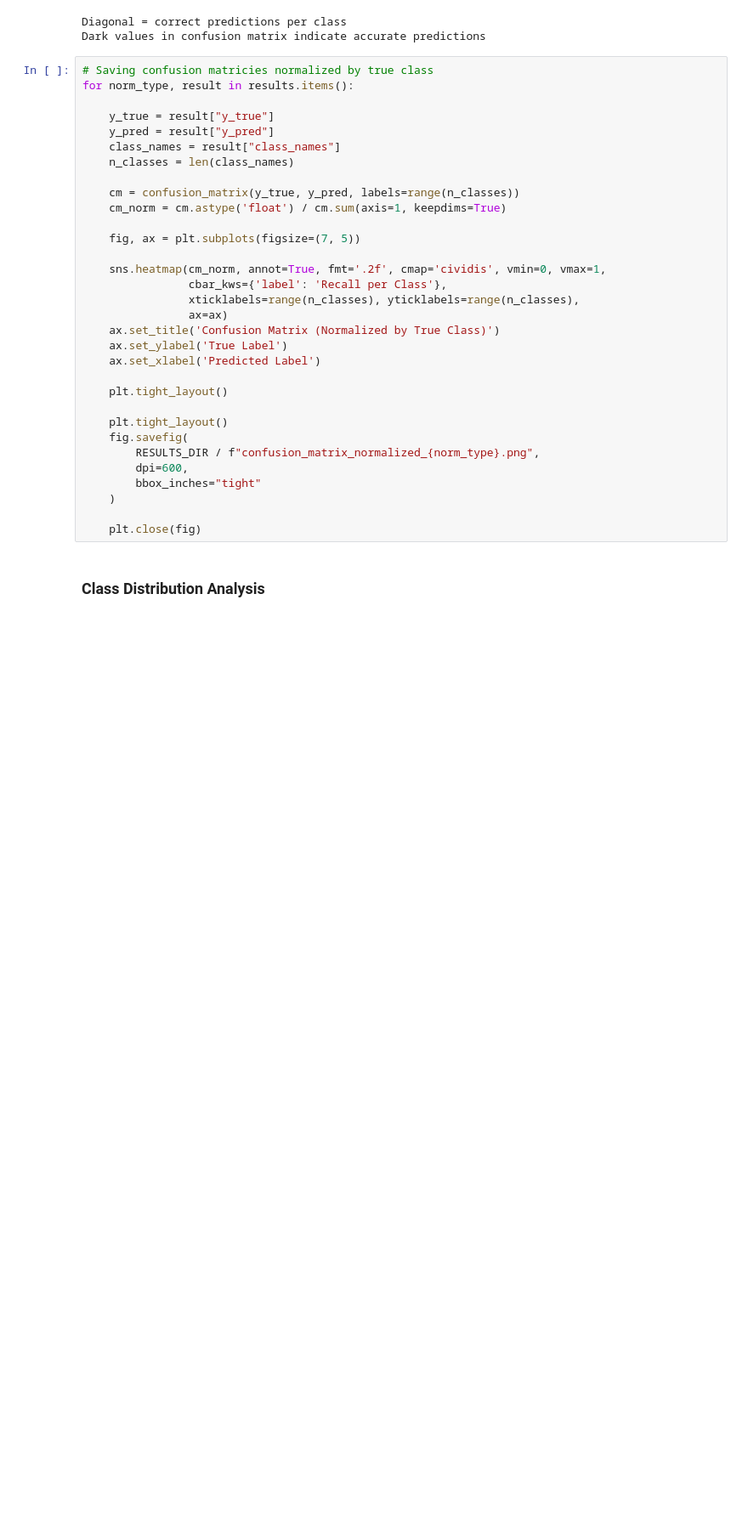
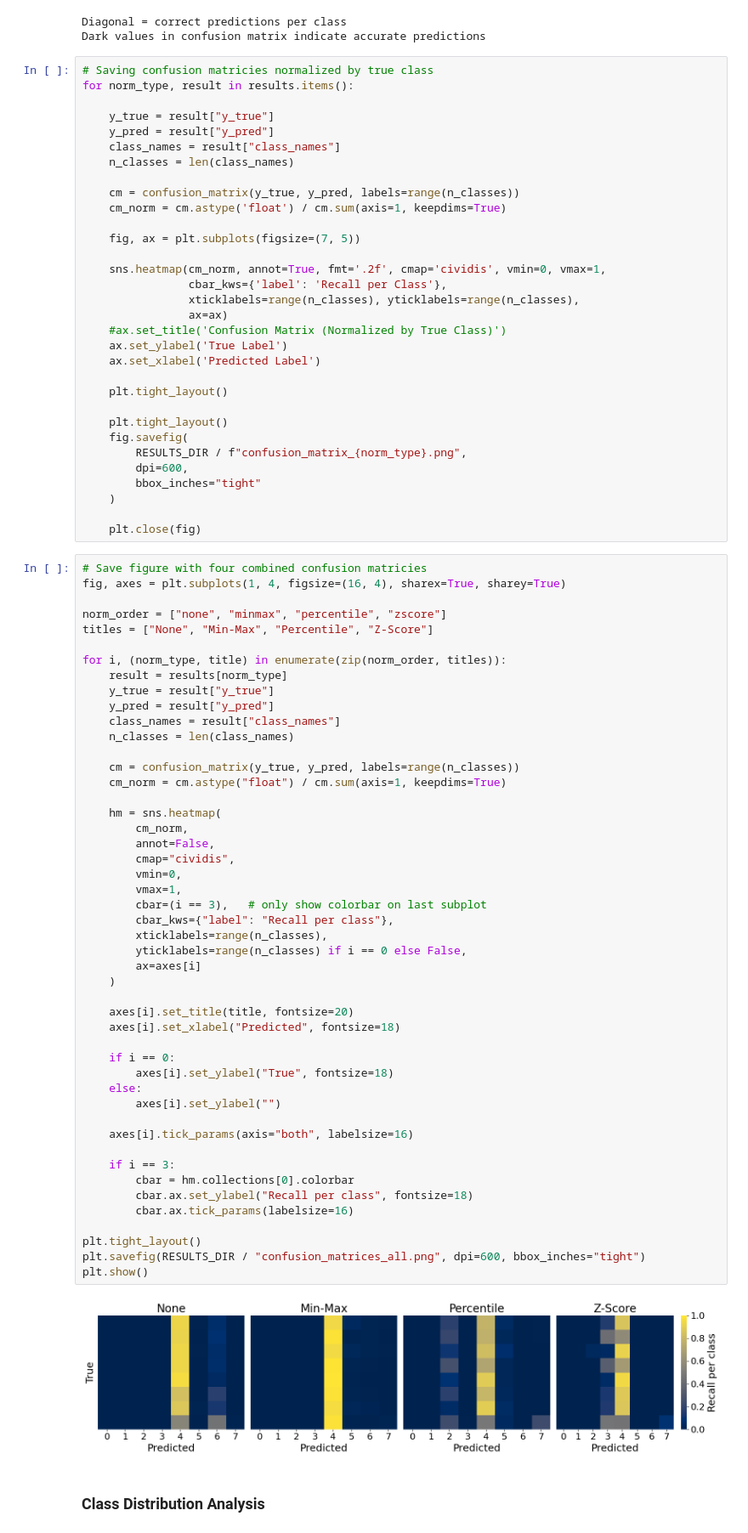
Before and after one commit to RAF622M-team1/RAF622M-Final-Project, a Jupyter notebook: notebooks/4_model_evaluation.ipynb, the cells around one changed output. Shown at 85% size. Cells and saved outputs as stored; diff of their text form; blank space fills up the shorter version.

Commit message:
added combined cm plot

```diff
--- a/notebooks/4_model_evaluation.ipynb
+++ b/notebooks/4_model_evaluation.ipynb
@@ -333,7 +333,7 @@ for norm_type, result in results.items():
                 cbar_kws={'label': 'Recall per Class'},
                 xticklabels=range(n_classes), yticklabels=range(n_classes),
                 ax=ax)
-    ax.set_title('Confusion Matrix (Normalized by True Class)')
+    #ax.set_title('Confusion Matrix (Normalized by True Class)')
     ax.set_ylabel('True Label')
     ax.set_xlabel('Predicted Label')
 
@@ -341,12 +341,62 @@ for norm_type, result in results.items():
 
     plt.tight_layout()
     fig.savefig(
-        RESULTS_DIR / f"confusion_matrix_normalized_{norm_type}.png",
+        RESULTS_DIR / f"confusion_matrix_{norm_type}.png",
         dpi=600,
         bbox_inches="tight"
     )
 
     plt.close(fig)
+# %%
+# Save figure with four combined confusion matricies
+fig, axes = plt.subplots(1, 4, figsize=(16, 4), sharex=True, sharey=True)
+
+norm_order = ["none", "minmax", "percentile", "zscore"]
+titles = ["None", "Min-Max", "Percentile", "Z-Score"]
+
+for i, (norm_type, title) in enumerate(zip(norm_order, titles)):
+    result = results[norm_type]
+    y_true = result["y_true"]
+    y_pred = result["y_pred"]
+    class_names = result["class_names"]
+    n_classes = len(class_names)
+
+    cm = confusion_matrix(y_true, y_pred, labels=range(n_classes))
+    cm_norm = cm.astype("float") / cm.sum(axis=1, keepdims=True)
+
+    hm = sns.heatmap(
+        cm_norm,
+        annot=False,
+        cmap="cividis",
+        vmin=0,
+        vmax=1,
+        cbar=(i == 3),   # only show colorbar on last subplot
+        cbar_kws={"label": "Recall per class"},
+        xticklabels=range(n_classes),
+        yticklabels=range(n_classes) if i == 0 else False,
+        ax=axes[i]
+    )
+
+    axes[i].set_title(title, fontsize=20)
+    axes[i].set_xlabel("Predicted", fontsize=18)
+
+    if i == 0:
+        axes[i].set_ylabel("True", fontsize=18)
+    else:
+        axes[i].set_ylabel("")
+
+    axes[i].tick_params(axis="both", labelsize=16)
+
+    if i == 3:
+        cbar = hm.collections[0].colorbar
+        cbar.ax.set_ylabel("Recall per class", fontsize=18)
+        cbar.ax.tick_params(labelsize=16)
+
+plt.tight_layout()
+plt.savefig(RESULTS_DIR / "confusion_matrices_all.png", dpi=600, bbox_inches="tight")
+plt.show()
+# %% [output]
+[figure, added]
 # %% [markdown]
 ### Class Distribution Analysis
 # %%
```
